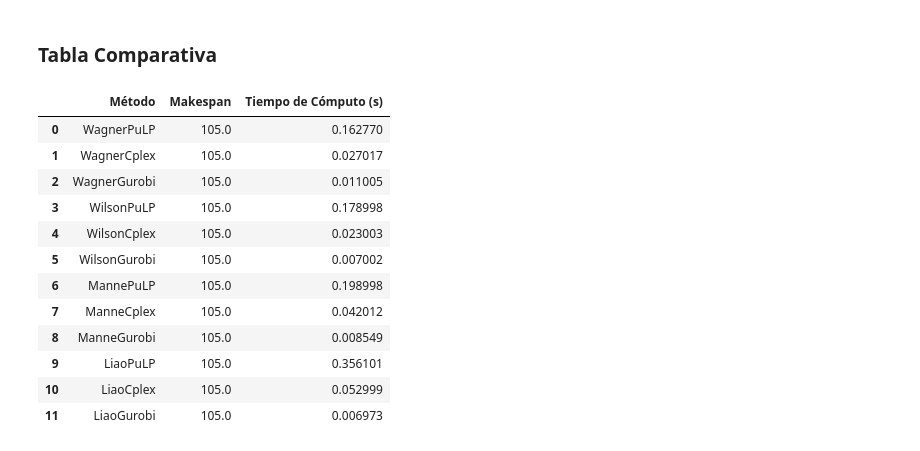
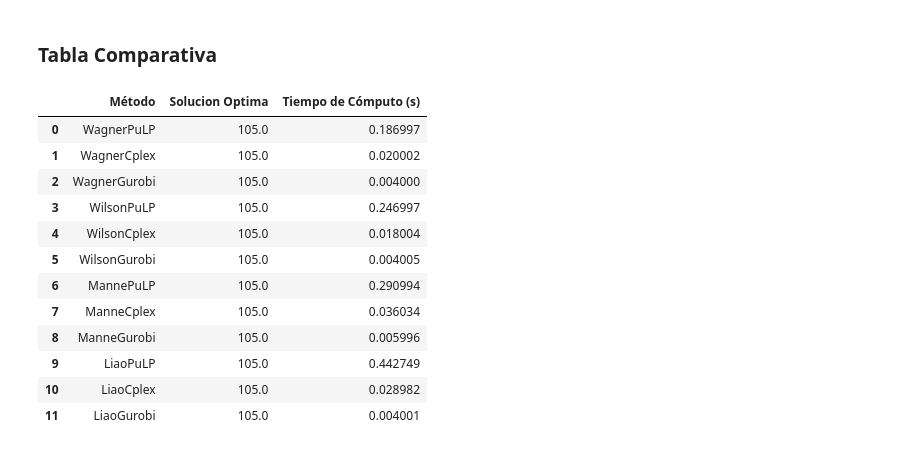
Before and after one commit to Luis-Valenzuela-Concha/Tarea3-Optimizacion, a Jupyter notebook: Tarea3.ipynb, the cells around one changed output. Saved outputs shown, nothing was run; the diff lists cells and outputs as text; code cells hidden in the pictures.

```diff
--- a/Tarea3.ipynb
+++ b/Tarea3.ipynb
@@ -1335,38 +1302,38 @@ Valor óptimo (Cmax): 105.0
 # %%
 import pandas as pd
 import seaborn as sns
 
 data = {
     'Método': ['WagnerPuLP', 'WagnerCplex', 'WagnerGurobi',
                'WilsonPuLP', 'WilsonCplex', 'WilsonGurobi',
                'MannePuLP', 'ManneCplex', 'ManneGurobi',
                'LiaoPuLP', 'LiaoCplex', 'LiaoGurobi'],
-    'Makespan': [solutionWagnerPuLP, solutionWagnerCplex, solutionWagnerGurobi,
+    'Solucion Optima': [solutionWagnerPuLP, solutionWagnerCplex, solutionWagnerGurobi,
                  solutionWilsonPuLP, solutionWilsonCplex, solutionWilsonGurobi,
                  solutionMannePuLP, solutionManneCplex, solutionManneGurobi,
                  solutionLiaoPuLP, solutionLiaoCplex, solutionLiaoGurobi],
     'Tiempo de Cómputo (s)': [timeWagnerPuLP, timeWagnerCplex, timeWagnerGurobi,
                               timeWilsonPuLP, timeWilsonCplex, timeWilsonGurobi,
                               timeMannePuLP, timeManneCplex, timeManneGurobi,
                               timeLiaoPuLP, timeLiaoCplex, timeLiaoGurobi]
 }
 
 df = pd.DataFrame(data)
 df
 # %% [output]
-|  | Método | Makespan | Tiempo de Cómputo (s) |
-| 0 | WagnerPuLP | 105.0 | 0.162770 |
-| 1 | WagnerCplex | 105.0 | 0.027017 |
-| 2 | WagnerGurobi | 105.0 | 0.011005 |
-| 3 | WilsonPuLP | 105.0 | 0.178998 |
-| 4 | WilsonCplex | 105.0 | 0.023003 |
-| 5 | WilsonGurobi | 105.0 | 0.007002 |
-| 6 | MannePuLP | 105.0 | 0.198998 |
-| 7 | ManneCplex | 105.0 | 0.042012 |
-| 8 | ManneGurobi | 105.0 | 0.008549 |
-| 9 | LiaoPuLP | 105.0 | 0.356101 |
-| 10 | LiaoCplex | 105.0 | 0.052999 |
-| 11 | LiaoGurobi | 105.0 | 0.006973 |
+|  | Método | Solucion Optima | Tiempo de Cómputo (s) |
+| 0 | WagnerPuLP | 105.0 | 0.186997 |
+| 1 | WagnerCplex | 105.0 | 0.020002 |
+| 2 | WagnerGurobi | 105.0 | 0.004000 |
+| 3 | WilsonPuLP | 105.0 | 0.246997 |
+| 4 | WilsonCplex | 105.0 | 0.018004 |
+| 5 | WilsonGurobi | 105.0 | 0.004005 |
+| 6 | MannePuLP | 105.0 | 0.290994 |
+| 7 | ManneCplex | 105.0 | 0.036034 |
+| 8 | ManneGurobi | 105.0 | 0.005996 |
+| 9 | LiaoPuLP | 105.0 | 0.442749 |
+| 10 | LiaoCplex | 105.0 | 0.028982 |
+| 11 | LiaoGurobi | 105.0 | 0.004001 |
 # %%
 import matplotlib.pyplot as plt
 
```
Also changed, not shown: parts of 15 cells of this notebook.
